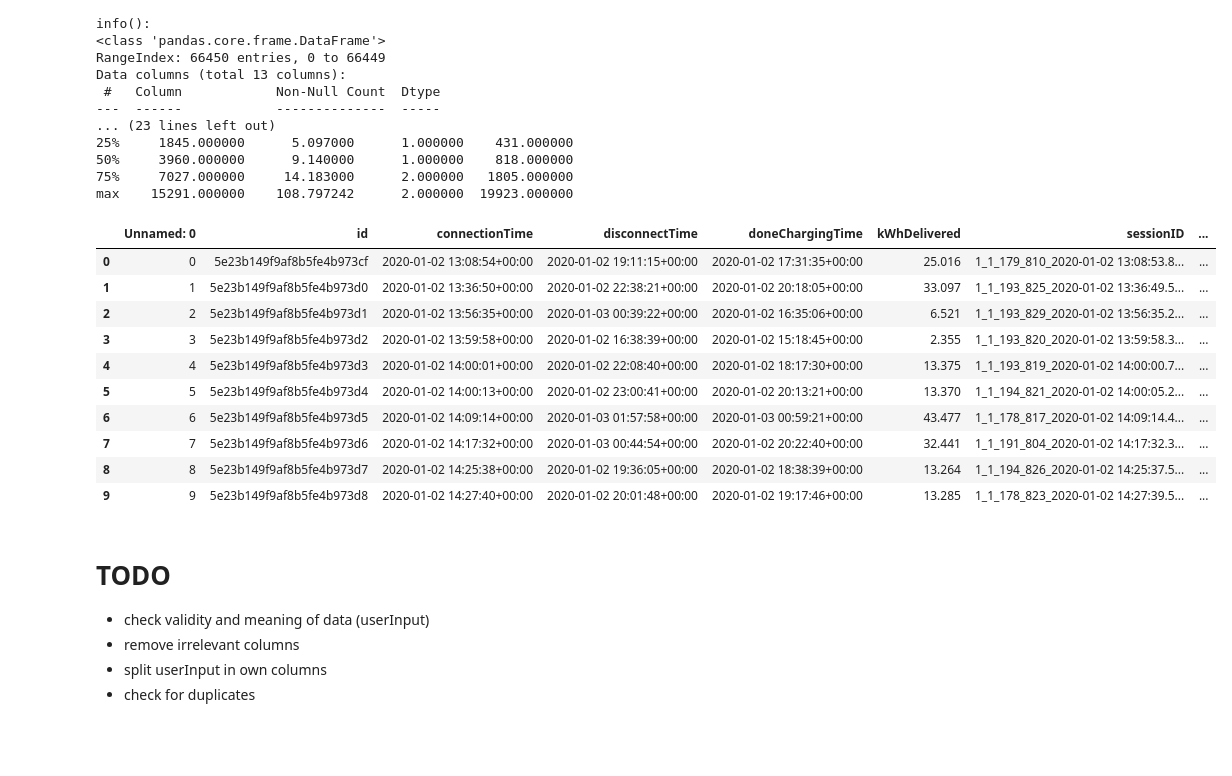
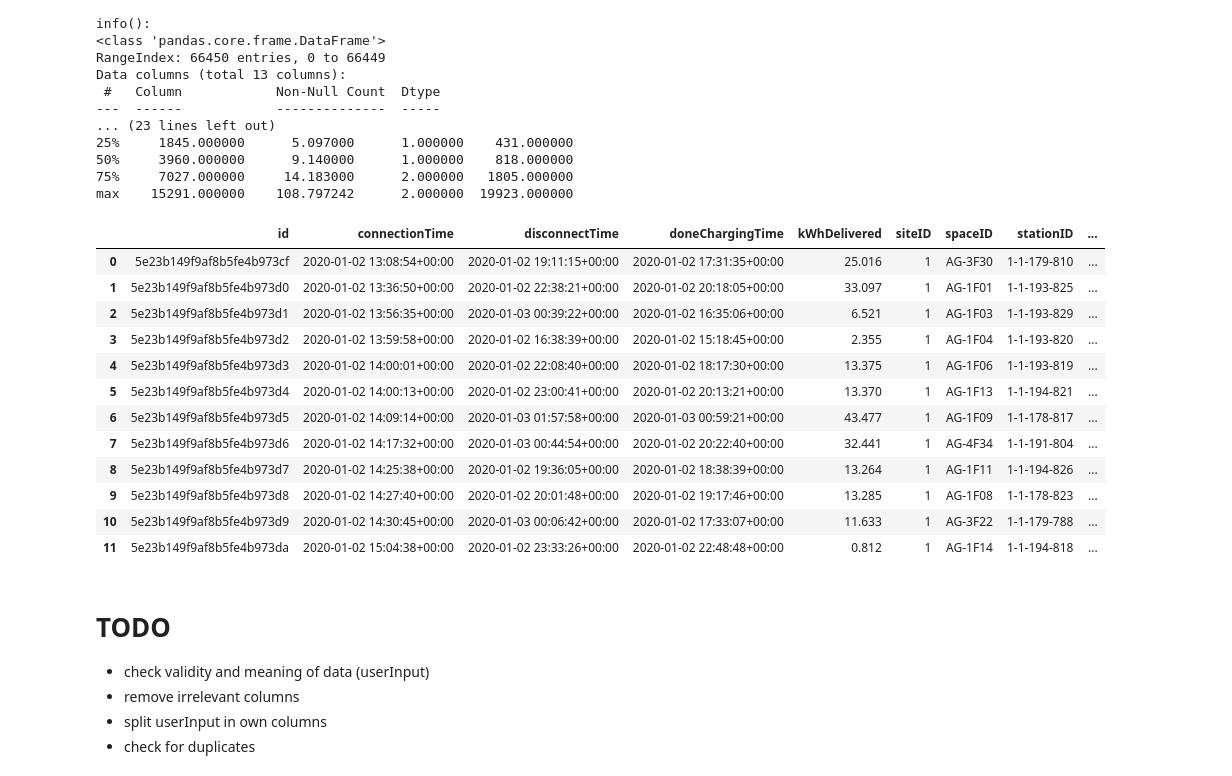
Before and after one commit to ge02/GinyuForce, a Jupyter notebook: data_prep_charging_set.ipynb, the cells around one changed output. Saved outputs shown, nothing was run; the diff lists cells and outputs as text; code cells hidden in the pictures; blank space fills up the shorter version.

Commit message:
updated charging set cleanup

```diff
--- a/data_prep_charging_set.ipynb
+++ b/data_prep_charging_set.ipynb
@@ -49,19 +41,21 @@ Data columns (total 13 columns):
 75%     7027.000000     14.183000      2.000000   1805.000000
 max    15291.000000    108.797242      2.000000  19923.000000
 # %%
-charging_set.head(10)
+charging_set.head(12)
 # %% [output]
-|  | Unnamed: 0 | id | connectionTime | disconnectTime | doneChargingTime | kWhDelivered | sessionID | ... |
-| 0 | 0 | 5e23b149f9af8b5fe4b973cf | 2020-01-02 13:08:54+00:00 | 2020-01-02 19:11:15+00:00 | 2020-01-02 17:31:35+00:00 | 25.016 | 1_1_179_810_2020-01-02 13:08:53.8... | ... |
-| 1 | 1 | 5e23b149f9af8b5fe4b973d0 | 2020-01-02 13:36:50+00:00 | 2020-01-02 22:38:21+00:00 | 2020-01-02 20:18:05+00:00 | 33.097 | 1_1_193_825_2020-01-02 13:36:49.5... | ... |
-| 2 | 2 | 5e23b149f9af8b5fe4b973d1 | 2020-01-02 13:56:35+00:00 | 2020-01-03 00:39:22+00:00 | 2020-01-02 16:35:06+00:00 | 6.521 | 1_1_193_829_2020-01-02 13:56:35.2... | ... |
-| 3 | 3 | 5e23b149f9af8b5fe4b973d2 | 2020-01-02 13:59:58+00:00 | 2020-01-02 16:38:39+00:00 | 2020-01-02 15:18:45+00:00 | 2.355 | 1_1_193_820_2020-01-02 13:59:58.3... | ... |
-| 4 | 4 | 5e23b149f9af8b5fe4b973d3 | 2020-01-02 14:00:01+00:00 | 2020-01-02 22:08:40+00:00 | 2020-01-02 18:17:30+00:00 | 13.375 | 1_1_193_819_2020-01-02 14:00:00.7... | ... |
-| 5 | 5 | 5e23b149f9af8b5fe4b973d4 | 2020-01-02 14:00:13+00:00 | 2020-01-02 23:00:41+00:00 | 2020-01-02 20:13:21+00:00 | 13.370 | 1_1_194_821_2020-01-02 14:00:05.2... | ... |
-| 6 | 6 | 5e23b149f9af8b5fe4b973d5 | 2020-01-02 14:09:14+00:00 | 2020-01-03 01:57:58+00:00 | 2020-01-03 00:59:21+00:00 | 43.477 | 1_1_178_817_2020-01-02 14:09:14.4... | ... |
-| 7 | 7 | 5e23b149f9af8b5fe4b973d6 | 2020-01-02 14:17:32+00:00 | 2020-01-03 00:44:54+00:00 | 2020-01-02 20:22:40+00:00 | 32.441 | 1_1_191_804_2020-01-02 14:17:32.3... | ... |
-| 8 | 8 | 5e23b149f9af8b5fe4b973d7 | 2020-01-02 14:25:38+00:00 | 2020-01-02 19:36:05+00:00 | 2020-01-02 18:38:39+00:00 | 13.264 | 1_1_194_826_2020-01-02 14:25:37.5... | ... |
-| 9 | 9 | 5e23b149f9af8b5fe4b973d8 | 2020-01-02 14:27:40+00:00 | 2020-01-02 20:01:48+00:00 | 2020-01-02 19:17:46+00:00 | 13.285 | 1_1_178_823_2020-01-02 14:27:39.5... | ... |
+|  | id | connectionTime | disconnectTime | doneChargingTime | kWhDelivered | siteID | spaceID | stationID | ... |
+| 0 | 5e23b149f9af8b5fe4b973cf | 2020-01-02 13:08:54+00:00 | 2020-01-02 19:11:15+00:00 | 2020-01-02 17:31:35+00:00 | 25.016 | 1 | AG-3F30 | 1-1-179-810 | ... |
+| 1 | 5e23b149f9af8b5fe4b973d0 | 2020-01-02 13:36:50+00:00 | 2020-01-02 22:38:21+00:00 | 2020-01-02 20:18:05+00:00 | 33.097 | 1 | AG-1F01 | 1-1-193-825 | ... |
+| 2 | 5e23b149f9af8b5fe4b973d1 | 2020-01-02 13:56:35+00:00 | 2020-01-03 00:39:22+00:00 | 2020-01-02 16:35:06+00:00 | 6.521 | 1 | AG-1F03 | 1-1-193-829 | ... |
+| 3 | 5e23b149f9af8b5fe4b973d2 | 2020-01-02 13:59:58+00:00 | 2020-01-02 16:38:39+00:00 | 2020-01-02 15:18:45+00:00 | 2.355 | 1 | AG-1F04 | 1-1-193-820 | ... |
+| 4 | 5e23b149f9af8b5fe4b973d3 | 2020-01-02 14:00:01+00:00 | 2020-01-02 22:08:40+00:00 | 2020-01-02 18:17:30+00:00 | 13.375 | 1 | AG-1F06 | 1-1-193-819 | ... |
+| 5 | 5e23b149f9af8b5fe4b973d4 | 2020-01-02 14:00:13+00:00 | 2020-01-02 23:00:41+00:00 | 2020-01-02 20:13:21+00:00 | 13.370 | 1 | AG-1F13 | 1-1-194-821 | ... |
+| 6 | 5e23b149f9af8b5fe4b973d5 | 2020-01-02 14:09:14+00:00 | 2020-01-03 01:57:58+00:00 | 2020-01-03 00:59:21+00:00 | 43.477 | 1 | AG-1F09 | 1-1-178-817 | ... |
+| 7 | 5e23b149f9af8b5fe4b973d6 | 2020-01-02 14:17:32+00:00 | 2020-01-03 00:44:54+00:00 | 2020-01-02 20:22:40+00:00 | 32.441 | 1 | AG-4F34 | 1-1-191-804 | ... |
+| 8 | 5e23b149f9af8b5fe4b973d7 | 2020-01-02 14:25:38+00:00 | 2020-01-02 19:36:05+00:00 | 2020-01-02 18:38:39+00:00 | 13.264 | 1 | AG-1F11 | 1-1-194-826 | ... |
+| 9 | 5e23b149f9af8b5fe4b973d8 | 2020-01-02 14:27:40+00:00 | 2020-01-02 20:01:48+00:00 | 2020-01-02 19:17:46+00:00 | 13.285 | 1 | AG-1F08 | 1-1-178-823 | ... |
+| 10 | 5e23b149f9af8b5fe4b973d9 | 2020-01-02 14:30:45+00:00 | 2020-01-03 00:06:42+00:00 | 2020-01-02 17:33:07+00:00 | 11.633 | 1 | AG-3F22 | 1-1-179-788 | ... |
+| 11 | 5e23b149f9af8b5fe4b973da | 2020-01-02 15:04:38+00:00 | 2020-01-02 23:33:26+00:00 | 2020-01-02 22:48:48+00:00 | 0.812 | 1 | AG-1F14 | 1-1-194-818 | ... |
 # %% [markdown]
 # TODO
 
```
Also changed, not shown: parts of 20 cells of this notebook.
